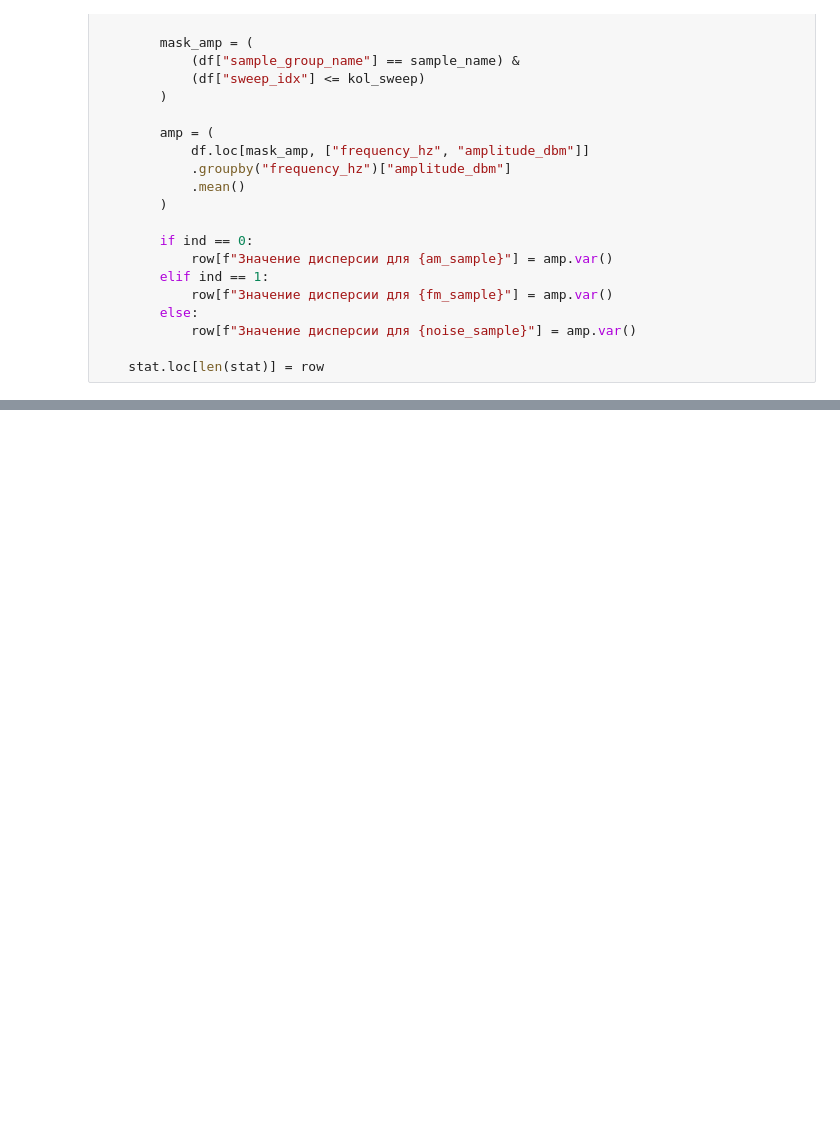
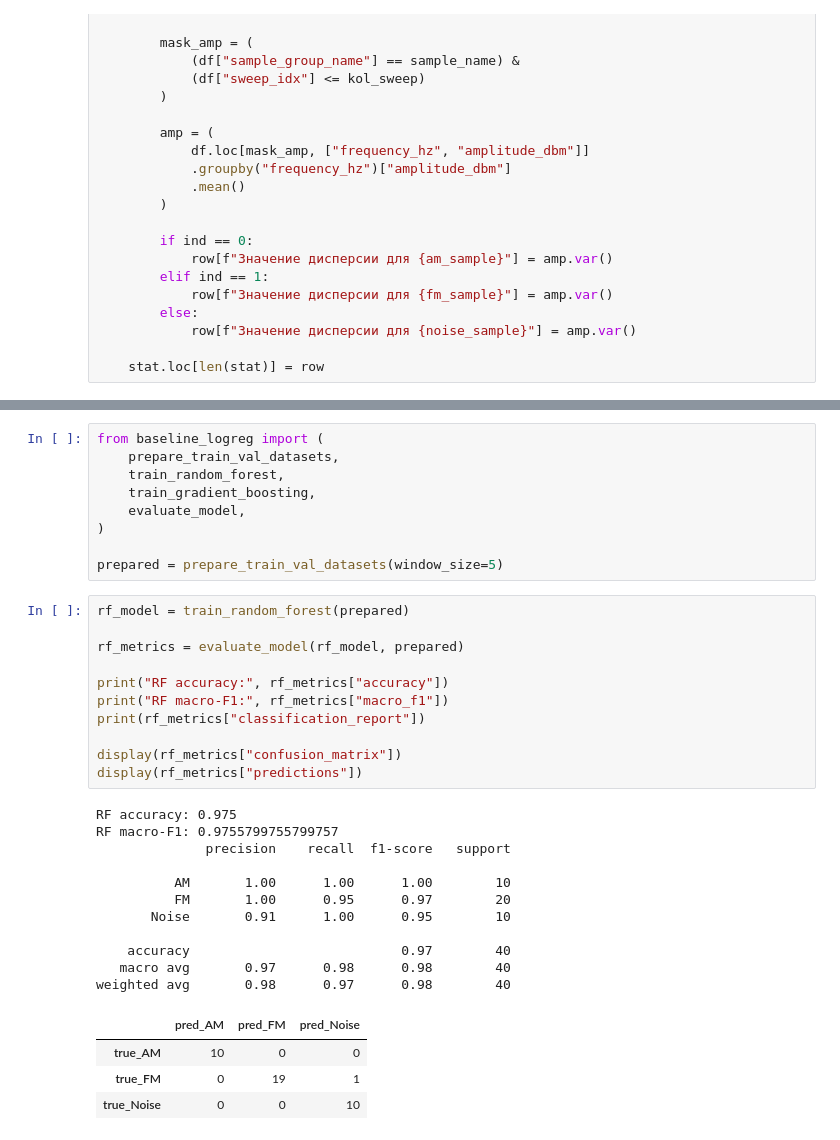
Before and after one commit to Mister-0-Zero/classification-of-signals, a Jupyter notebook: research.ipynb, the cells around one changed output, grey strips where cells are left out. Saved outputs shown, nothing was run; the diff lists cells and outputs as text; blank space fills up the shorter version.

```diff
--- a/research.ipynb
+++ b/research.ipynb
@@ -310,3 +308,39 @@ weighted avg       0.85      0.62      0.59        40
 | 37 | Noise | Noise_113_9 | 20260415_163659 | Noise_113_9_20260415_163659_0000 | 7 | 35 | 39 | ... |
 | 38 | Noise | Noise_113_9 | 20260415_163659 | Noise_113_9_20260415_163659_0000 | 8 | 40 | 44 | ... |
 | 39 | Noise | Noise_113_9 | 20260415_163659 | Noise_113_9_20260415_163659_0000 | 9 | 45 | 49 | ... |
+# %%
+from baseline_logreg import (
+    prepare_train_val_datasets,
+    train_random_forest,
+    train_gradient_boosting,
+    evaluate_model,
+)
+
+prepared = prepare_train_val_datasets(window_size=5)
+# %%
+rf_model = train_random_forest(prepared)
+
+rf_metrics = evaluate_model(rf_model, prepared)
+
+print("RF accuracy:", rf_metrics["accuracy"])
+print("RF macro-F1:", rf_metrics["macro_f1"])
+print(rf_metrics["classification_report"])
+
+display(rf_metrics["confusion_matrix"])
+display(rf_metrics["predictions"])
+# %% [output]
+RF accuracy: 0.975
+RF macro-F1: 0.9755799755799757
+              precision    recall  f1-score   support
+
+          AM       1.00      1.00      1.00        10
+          FM       1.00      0.95      0.97        20
+       Noise       0.91      1.00      0.95        10
+
+    accuracy                           0.97        40
+   macro avg       0.97      0.98      0.98        40
+weighted avg       0.98      0.97      0.98        40
+|  | pred_AM | pred_FM | pred_Noise |
+| true_AM | 10 | 0 | 0 |
+| true_FM | 0 | 19 | 1 |
+| true_Noise | 0 | 0 | 10 |
```
Also changed, not shown: parts of 9 cells of this notebook, 4 other files.
